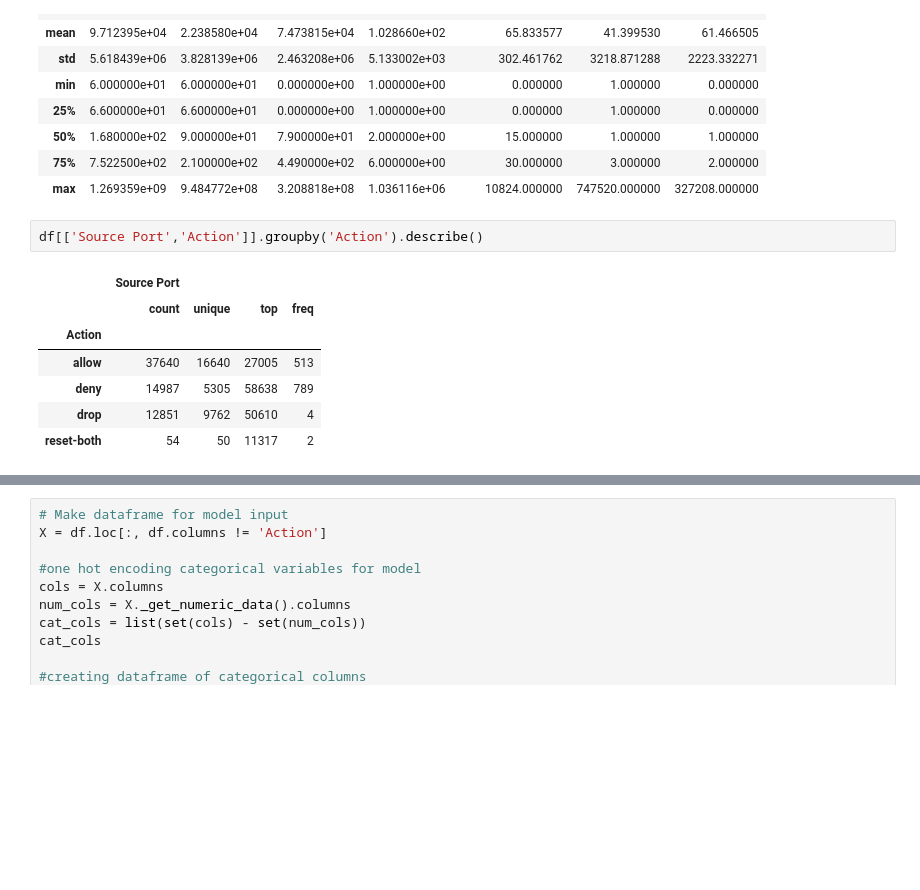
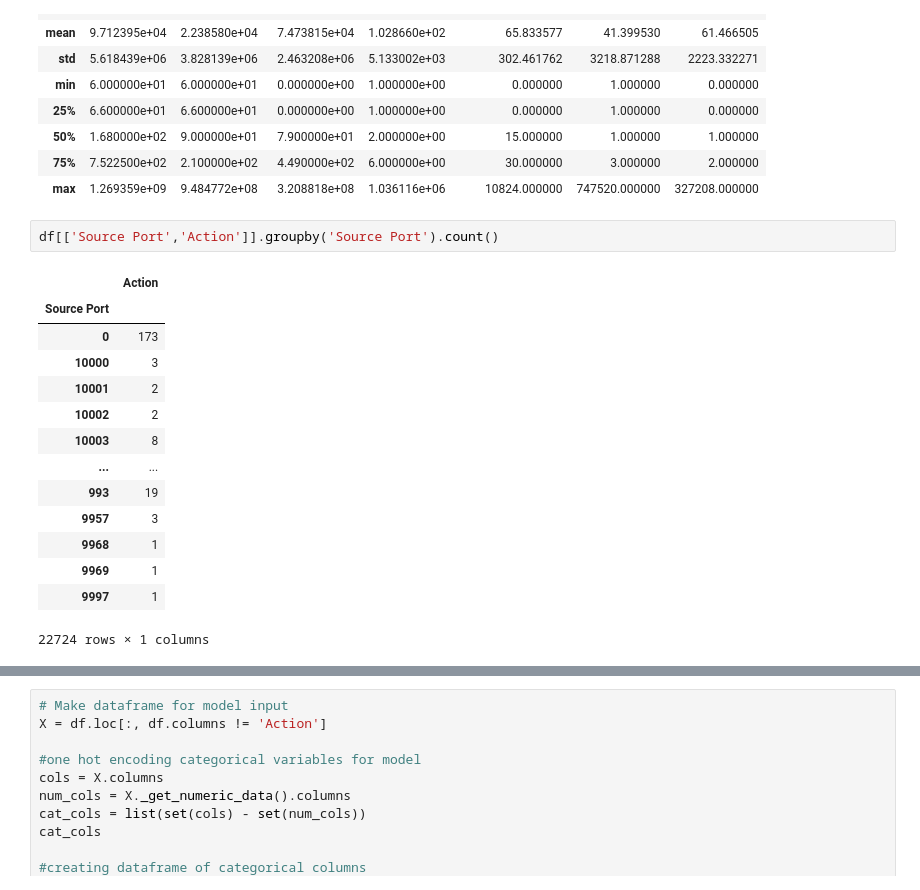
Before and after one commit to KendallScott/QTW, a Jupyter notebook: Case Study 5/Case_Study_5.ipynb, the cells around one changed output, grey strips where cells are left out. Drawn from its saved outputs; the diff is of its cells as text; blank space fills up the shorter version.

```diff
--- a/Case Study 5/Case_Study_5.ipynb
+++ b/Case Study 5/Case_Study_5.ipynb
@@ -87,12 +87,19 @@ df.describe()
 | 75% | 7.522500e+02 | 2.100000e+02 | 4.490000e+02 | 6.000000e+00 | 30.000000 | 3.000000 | 2.000000 |
 | max | 1.269359e+09 | 9.484772e+08 | 3.208818e+08 | 1.036116e+06 | 10824.000000 | 747520.000000 | 327208.000000 |
 # %%
-df[['Source Port','Action']].groupby('Action').describe()
+df[['Source Port','Action']].groupby('Source Port').count()
 # %% [output]
-|  | Source Port |  |  |  |
-|  | count | unique | top | freq |
-| Action |  |  |  |  |
-| allow | 37640 | 16640 | 27005 | 513 |
-| deny | 14987 | 5305 | 58638 | 789 |
-| drop | 12851 | 9762 | 50610 | 4 |
-| reset-both | 54 | 50 | 11317 | 2 |
+|  | Action |
+| Source Port |  |
+| 0 | 173 |
+| 10000 | 3 |
+| 10001 | 2 |
+| 10002 | 2 |
+| 10003 | 8 |
+| ... | ... |
+| 993 | 19 |
+| 9957 | 3 |
+| 9968 | 1 |
+| 9969 | 1 |
+| 9997 | 1 |
+22724 rows × 1 columns
```
Also changed, not shown: parts of 5 cells of this notebook.
